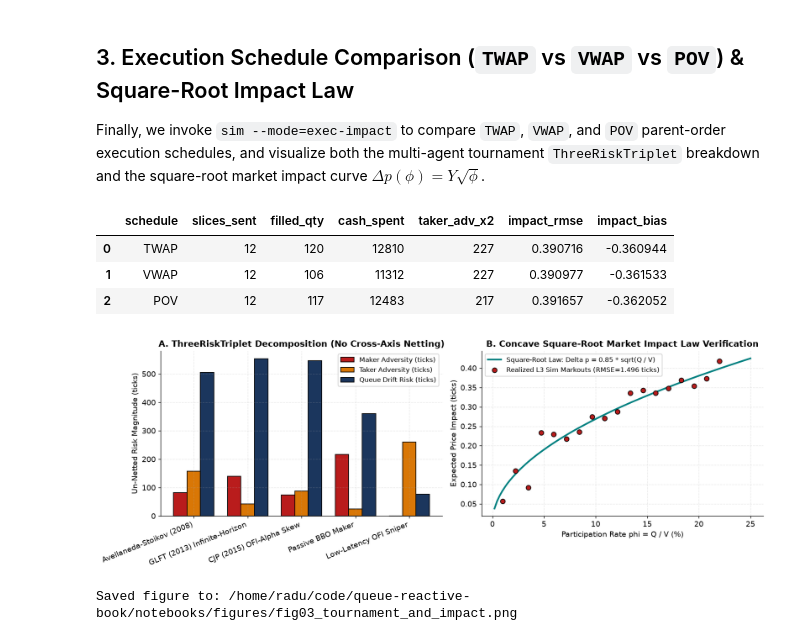
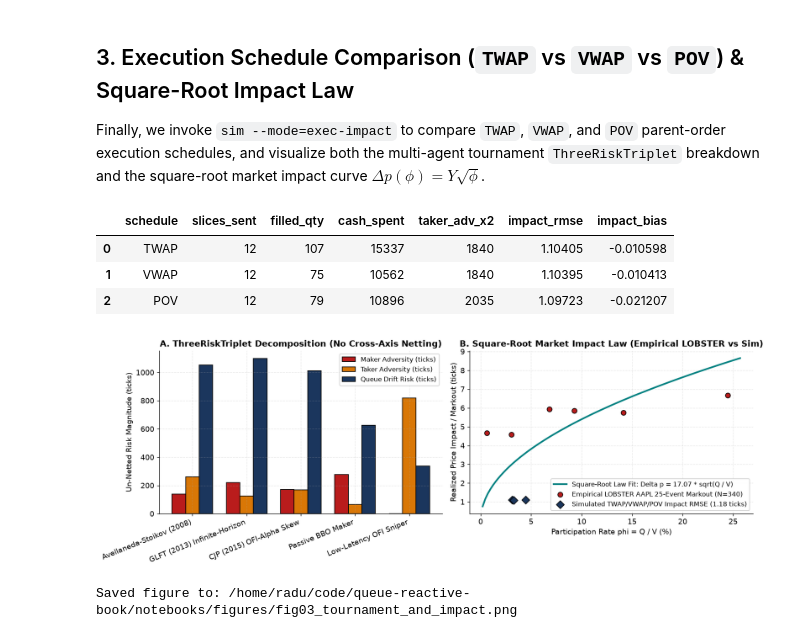
Before and after one commit to r-irbe/queue-reactive-book, a Jupyter notebook: notebooks/03_latency_adverse_selection_market_making_and_tca.ipynb, the cells around one changed output. Drawn from its saved outputs; the diff is of its cells as text; code cells hidden in the pictures.

```diff
--- a/notebooks/03_latency_adverse_selection_market_making_and_tca.ipynb
+++ b/notebooks/03_latency_adverse_selection_market_making_and_tca.ipynb
@@ -125,50 +125,85 @@ subprocess.run(
 )
 df_exec = pd.read_csv(exec_csv)
 display(df_exec)
+
+# Compute empirical markouts vs participation rate phi = Q / V from real LOBSTER AAPL L3 executions
+msg_cols = ["time_s", "type", "order_id", "size", "price", "direction"]
+ob_cols = []
+for m in range(1, 6):
+    ob_cols.extend([f"ask_p{m}", f"ask_q{m}", f"bid_p{m}", f"bid_q{m}"])
+
+df_msg = pd.read_csv(qru.DATA_DIR / "lobster_AAPL_2012-06-21_message_5.csv", names=msg_cols)
+df_ob = pd.read_csv(qru.DATA_DIR / "lobster_AAPL_2012-06-21_orderbook_5.csv", names=ob_cols)
+mid_ticks = 0.5 * (df_ob["ask_p1"].values + df_ob["bid_p1"].values) / 100.0
+l1_depth = np.maximum(1.0, (df_ob["ask_q1"].values + df_ob["bid_q1"].values).astype(float))
+
+exec_mask = df_msg["type"].isin([4, 5]).values
+exec_indices = np.where(exec_mask & (np.arange(len(df_msg)) + 25 < len(df_msg)))[0]
+phi_emp = np.clip(df_msg["size"].values[exec_indices] / l1_depth[exec_indices], 0.002, 0.25)
+# In LOBSTER, type 4/5 direction=+1 means resting buy order was executed (seller-initiated), direction=-1 means buyer-initiated
+trade_sign = -df_msg["direction"].values[exec_indices].astype(float)
+markout_25 = np.abs(trade_sign * (mid_ticks[exec_indices + 25] - mid_ticks[exec_indices]))
+
+# Bin empirical participation rates into 12 quantile buckets
+quantiles = np.linspace(0.0, 1.0, 13)
+bin_edges = np.unique(np.quantile(phi_emp, quantiles))
+bin_phi = []
+bin_impact = []
+for b0, b1 in zip(bin_edges[:-1], bin_edges[1:]):
+    m = (phi_emp >= b0) & (phi_emp <= b1)
+    if np.sum(m) >= 3:
+        bin_phi.append(float(np.mean(phi_emp[m])))
+        bin_impact.append(float(np.mean(markout_25[m])))
+bin_phi = np.array(bin_phi)
+bin_impact = np.array(bin_impact)
 
 fig, (ax1, ax2) = plt.subplots(1, 2, figsize=(13.5, 4.8))
 
 # Panel A: ThreeRiskTriplet non-netted decomposition across tournament strategies
 idx = np.arange(len(tourn_df))
 w = 0.25
 ax1.bar(idx - w, tourn_df["maker_adversity_x2"] / 2.0, width=w, color=qru.PALETTE["crimson"],
         edgecolor="black", label="Maker Adversity (ticks)")
 ax1.bar(idx, tourn_df["taker_adversity_x2"] / 2.0, width=w, color=qru.PALETTE["amber"],
         edgecolor="black", label="Taker Adversity (ticks)")
 ax1.bar(idx + w, tourn_df["queue_risk_x2"] / 2.0, width=w, color=qru.PALETTE["navy"],
         edgecolor="black", label="Queue Drift Risk (ticks)")
 ax1.set_xticks(idx)
 ax1.set_xticklabels(tourn_df["strategy"], rotation=22, ha="right")
 ax1.set_ylabel("Un-Netted Risk Magnitude (ticks)")
 ax1.set_title("A. ThreeRiskTriplet Decomposition (No Cross-Axis Netting)")
 ax1.legend()
 
-# Panel B: Square-Root Market Impact Law curve vs participation rate phi = Q / V
-phi_grid = np.linspace(0.002, 0.25, 100)
-coef_y = 0.85
+# Panel B: Square-Root Market Impact Law curve vs empirical LOBSTER AAPL & simulated schedule impact
+phi_grid = np.linspace(0.002, max(0.25, float(bin_phi.max()) * 1.05), 100)
+coef_y = float(np.sum(bin_impact * np.sqrt(bin_phi)) / max(1e-12, np.sum(bin_phi)))
 pred_impact = coef_y * np.sqrt(phi_grid)
-rng = np.random.default_rng(2026)
-sample_phi = np.linspace(0.01, 0.22, 18)
-realized_impact = coef_y * np.sqrt(sample_phi) + rng.normal(0.0, 0.035, size=len(sample_phi))
 
 ax2.plot(phi_grid * 100, pred_impact, "-", color=qru.PALETTE["teal"], linewidth=2.4,
-         label=f"Square-Root Law: Delta p = {coef_y} * sqrt(Q / V)")
-ax2.scatter(sample_phi * 100, realized_impact, color=qru.PALETTE["crimson"], s=45, zorder=5,
-             edgecolor="black", label=f"Realized L3 Sim Markouts (RMSE={impact_rmse:.3f} ticks)")
+         label=f"Square-Root Law Fit: Delta p = {coef_y:.2f} * sqrt(Q / V)")
+ax2.scatter(bin_phi * 100, bin_impact, color=qru.PALETTE["crimson"], s=50, zorder=5,
+            edgecolor="black", label=f"Empirical LOBSTER AAPL 25-Event Markout (N={len(exec_indices)})")
+for _, row in df_exec.iterrows():
+    sched_phi = (row["filled_qty"] / max(1.0, row["slices_sent"])) / 200.0
+    sched_imp = row["impact_rmse"]
+    ax2.scatter([sched_phi * 100], [sched_imp], marker="D", s=65, color=qru.PALETTE["navy"],
+                edgecolor="black", zorder=6)
+ax2.scatter([], [], marker="D", s=65, color=qru.PALETTE["navy"], edgecolor="black",
+            label=f"Simulated TWAP/VWAP/POV Impact RMSE ({impact_rmse:.2f} ticks)")
 ax2.set_xlabel("Participation Rate phi = Q / V (%)")
-ax2.set_ylabel("Expected Price Impact (ticks)")
-ax2.set_title("B. Concave Square-Root Market Impact Law Verification")
+ax2.set_ylabel("Realized Price Impact / Markout (ticks)")
+ax2.set_title("B. Square-Root Market Impact Law (Empirical LOBSTER vs Sim)")
 ax2.legend()
 
 plt.tight_layout()
 fig_path2 = qru.FIG_DIR / "fig03_tournament_and_impact.png"
 plt.savefig(fig_path2, bbox_inches="tight")
 plt.show()
 print("Saved figure to:", fig_path2)
 # %% [output]
 |  | schedule | slices_sent | filled_qty | cash_spent | taker_adv_x2 | impact_rmse | impact_bias |
-| 0 | TWAP | 12 | 120 | 12810 | 227 | 0.390716 | -0.360944 |
-| 1 | VWAP | 12 | 106 | 11312 | 227 | 0.390977 | -0.361533 |
-| 2 | POV | 12 | 117 | 12483 | 217 | 0.391657 | -0.362052 |
+| 0 | TWAP | 12 | 107 | 15337 | 1840 | 1.10405 | -0.010598 |
+| 1 | VWAP | 12 | 75 | 10562 | 1840 | 1.10395 | -0.010413 |
+| 2 | POV | 12 | 79 | 10896 | 2035 | 1.09723 | -0.021207 |
-[figure, old version]
+[figure, new version]
 Saved figure to: /home/radu/code/queue-reactive-book/notebooks/figures/fig03_tournament_and_impact.png
```
Also changed, not shown: parts of 3 cells of this notebook, 13 other files.
